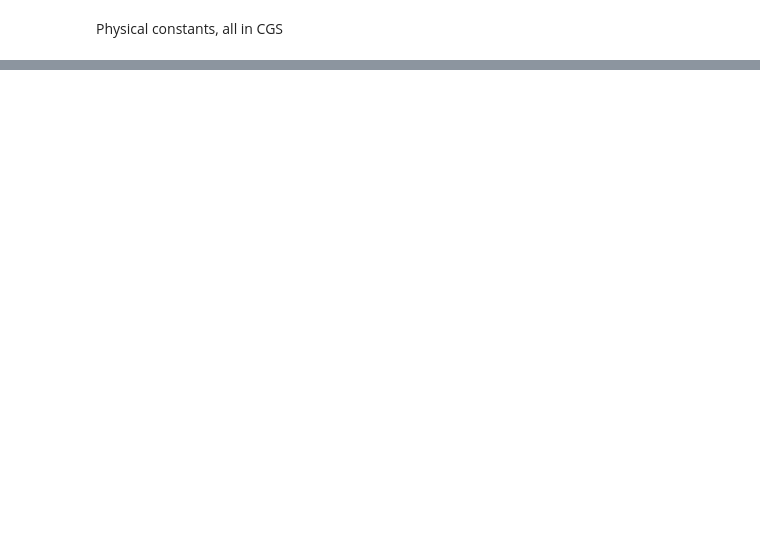
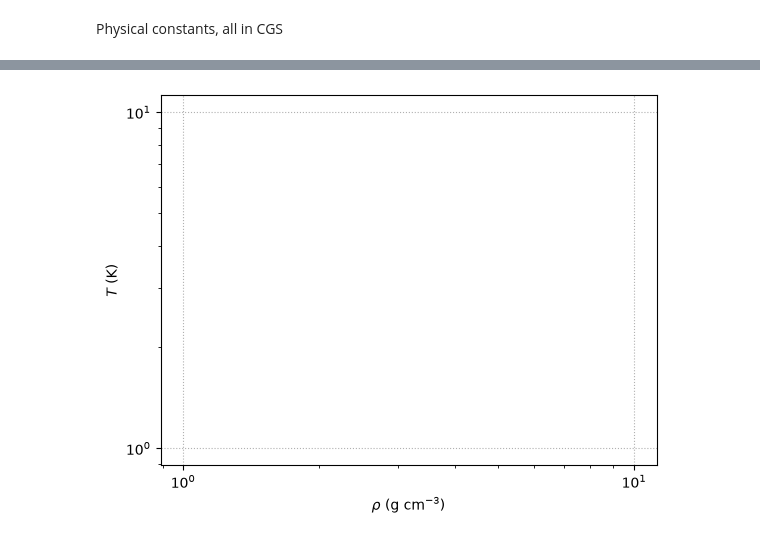
Before and after one commit to carlnotsagan/ast400a, a Jupyter notebook: assignments/ica3.ipynb, the cells around one changed output, grey strips where cells are left out. Saved outputs shown, nothing was run; the diff lists cells and outputs as text; code cells hidden in the pictures; blank space fills up the shorter version.

```diff
--- a/assignments/ica3.ipynb
+++ b/assignments/ica3.ipynb
@@ -136,23 +162,43 @@ Download the following model files (or reuse them from last time!):
 # %%
-#rho = np.logspace(-5, 10, 2000)
+# create an array of densities over which we will plot
+rho = np.logspace(-5, 10, 2000)
 
-#fig = plt.figure()
-#ax = fig.add_subplot(111)
+fig = plt.figure()
+ax = fig.add_subplot(111)
 
-#ax.plot(rho,##
+# plot the three boundary lines here
+#ax.plot(rho, FUNC1(rho))
+#ax.plot(rho, FUNC2(rho))
+#ax.plot(rho, FUNC3(rho))
 
-# annotate NR vs ER degeneracy line here
-#ax.vlines(*
+# label / annotate here
+#ax.text(1.e-2, 1.e9, "BLANK\ndominates", horizontalalignment="center")
+#ax.text(1.e-2, 4e8, r"$P_{\rm{BLANK}}=$", horizontalalignment="center")
 
 
-#ax.text(1.e-2, 1.e9,
+#ax.text(1.e-3, 1.e5, "BLANK dominates", horizontalalignment="center")
+#ax.text(1.e-3, 4.e4, r"$P_{\rm{BLANK}}$", horizontalalignment="center")
 
-# label the location of the Sun here
-#ax.text(150,#)
+#ax.text(1.e3, 1.e5, "BLANK", horizontalalignment="center")
+#ax.text(5.e4, 5.e6, r"$P_{BLANK}$", horizontalalignment="center")
 
-#ax.set_xscale("log")
-#ax.set_yscale("log")
 
-#ax.set_xlabel(r"$\rho$ (g/cc)")
-#ax.set_ylabel("$T$ (K)")
-#ax.grid(ls=":")
+#ax.text(3.e5, 1.e3, "$BLANK dominates", horizontalalignment="center")
+
+
+#plt.title(r'(Mostly) Classic description of various stellar equation of state regimes')
+
+
+# label the Sun on this diagram using the central density temperatures of the Sun
+# solar cheat sheet lives here :https://solar-center.stanford.edu/vitalstats.html
+#ax.text(rhoc_sun, tc_sun, "⊙",color='orange',fontsize=22)
+
+
+ax.set_xscale("log")
+ax.set_yscale("log")
+
+ax.set_xlabel(r"$\rho~ (\rm{g} \ \rm{cm}^{-3}$)")
+ax.set_ylabel("$T$ (K)")
+ax.grid(ls=":")
+# %% [output]
+[figure, added]
```
Also changed, not shown: parts of 23 cells of this notebook, 5 other files.
